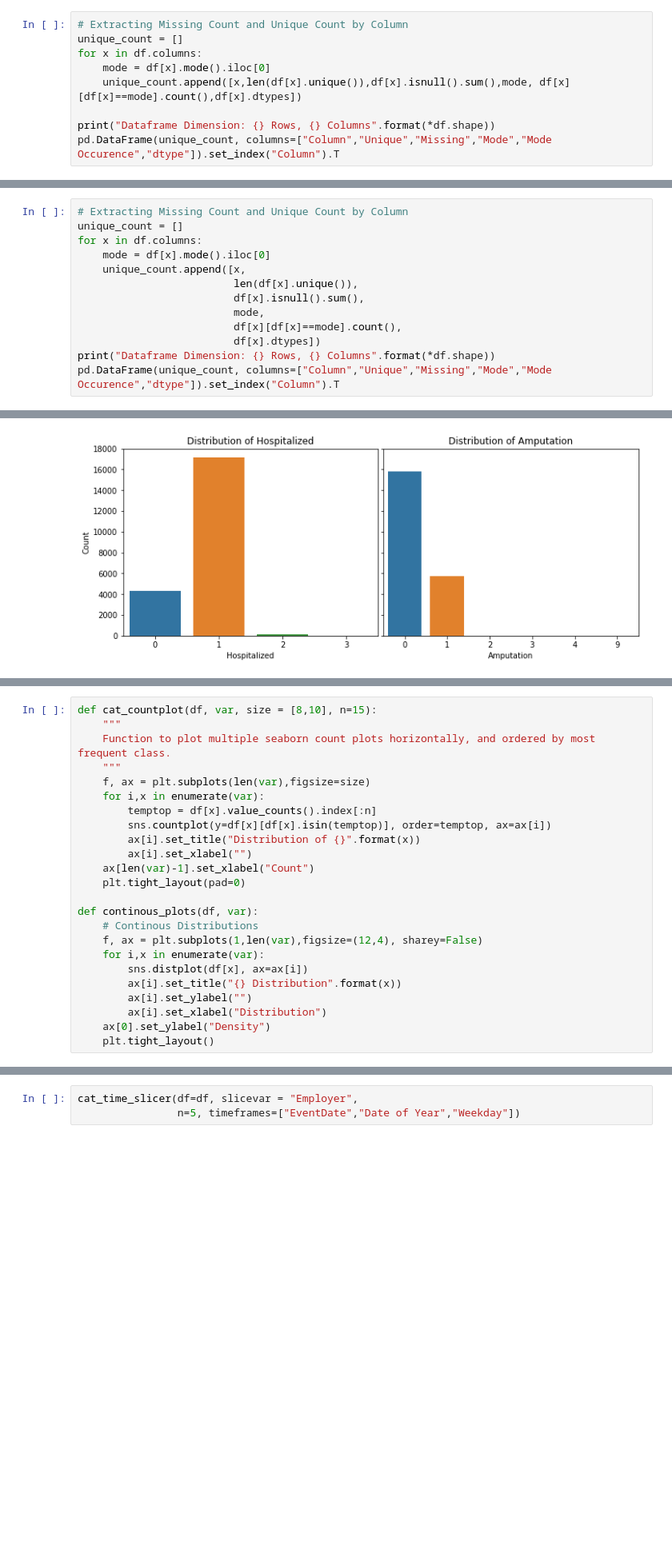
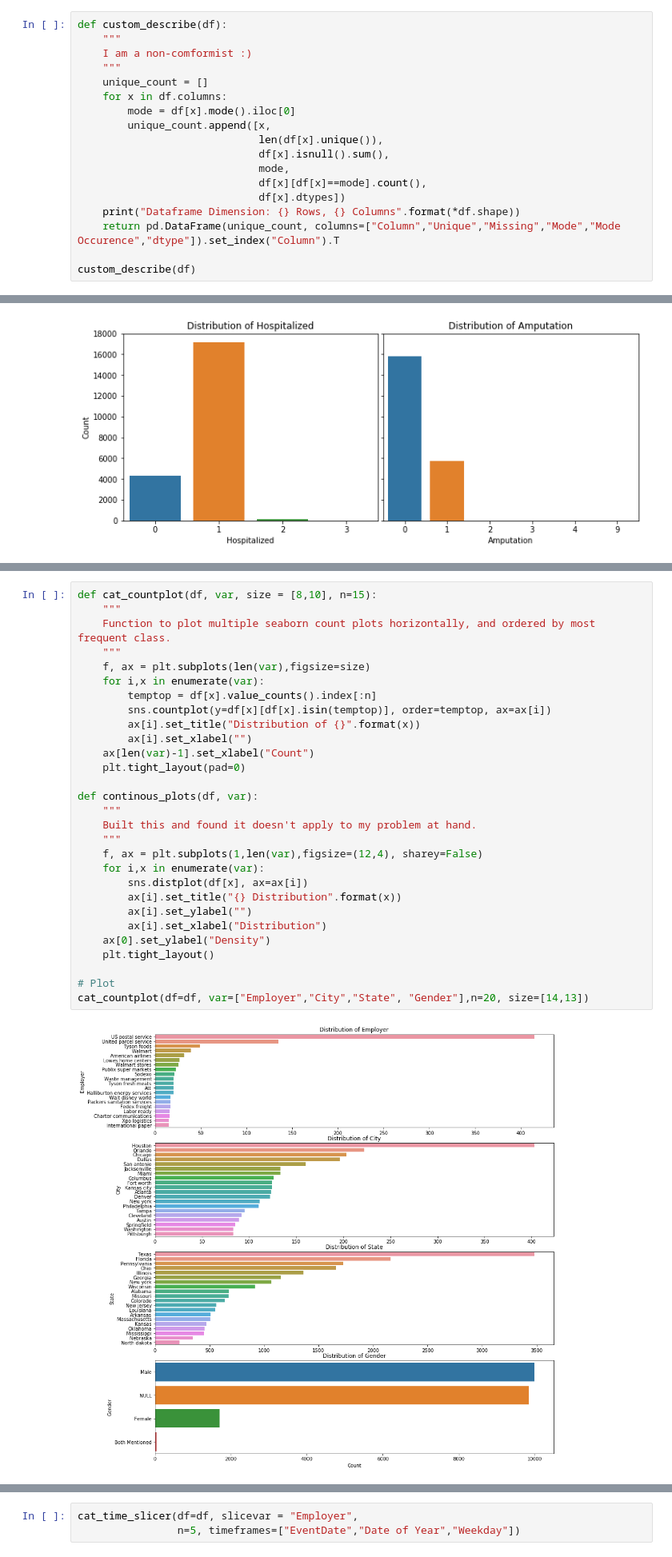
Before and after one commit to Vinodkumarcvk07/Natural-Language-Processing, a Jupyter notebook: Serious Injuries.ipynb, the cells around one changed output, grey strips where cells are left out. Shown at 80% size. Cells and saved outputs as stored; diff of their text form; blank space fills up the shorter version.

```diff
--- a/Serious Injuries.ipynb
+++ b/Serious Injuries.ipynb
@@ -55,10 +157,19 @@ df = pd.read_csv("severeinjury.csv", encoding="latin-1")
 # %%
-# Extracting Missing Count and Unique Count by Column
-unique_count = []
-for x in df.columns:
-    mode = df[x].mode().iloc[0]
-    unique_count.append([x,len(df[x].unique()),df[x].isnull().sum(),mode, df[x][df[x]==mode].count(),df[x].dtypes])
+def custom_describe(df):
+    """
+    I am a non-comformist :)
+    """
+    unique_count = []
+    for x in df.columns:
+        mode = df[x].mode().iloc[0]
+        unique_count.append([x,
+                             len(df[x].unique()),
+                             df[x].isnull().sum(),
+                             mode,
+                             df[x][df[x]==mode].count(),
+                             df[x].dtypes])
+    print("Dataframe Dimension: {} Rows, {} Columns".format(*df.shape))
+    return pd.DataFrame(unique_count, columns=["Column","Unique","Missing","Mode","Mode Occurence","dtype"]).set_index("Column").T
 
-print("Dataframe Dimension: {} Rows, {} Columns".format(*df.shape))
-pd.DataFrame(unique_count, columns=["Column","Unique","Missing","Mode","Mode Occurence","dtype"]).set_index("Column").T
+custom_describe(df)
 # %% [output]
@@ -102,13 +182,0 @@ df["Employer"] = df.Employer.str.replace(r"\binc\b|\bllc\b|\blde\b|\bco\b|\bcorp
-# %%
-# Extracting Missing Count and Unique Count by Column
-unique_count = []
-for x in df.columns:
-    mode = df[x].mode().iloc[0]
-    unique_count.append([x,
-                         len(df[x].unique()),
-                         df[x].isnull().sum(),
-                         mode,
-                         df[x][df[x]==mode].count(),
-                         df[x].dtypes])
-print("Dataframe Dimension: {} Rows, {} Columns".format(*df.shape))
-pd.DataFrame(unique_count, columns=["Column","Unique","Missing","Mode","Mode Occurence","dtype"]).set_index("Column").T
@@ -164,24 +243,31 @@ plt.tight_layout(pad=0)
 # %%
 def cat_countplot(df, var, size = [8,10], n=15):
     """
     Function to plot multiple seaborn count plots horizontally, and ordered by most frequent class.
     """
     f, ax = plt.subplots(len(var),figsize=size)
     for i,x in enumerate(var):
         temptop = df[x].value_counts().index[:n]
         sns.countplot(y=df[x][df[x].isin(temptop)], order=temptop, ax=ax[i])
         ax[i].set_title("Distribution of {}".format(x))
         ax[i].set_xlabel("")
     ax[len(var)-1].set_xlabel("Count")
     plt.tight_layout(pad=0)
 
 def continous_plots(df, var):
-    # Continous Distributions
+    """
+    Built this and found it doesn't apply to my problem at hand.
+    """
     f, ax = plt.subplots(1,len(var),figsize=(12,4), sharey=False)
     for i,x in enumerate(var):
         sns.distplot(df[x], ax=ax[i])
         ax[i].set_title("{} Distribution".format(x))
         ax[i].set_ylabel("")
         ax[i].set_xlabel("Distribution")
     ax[0].set_ylabel("Density")
     plt.tight_layout()
+
+# Plot
+cat_countplot(df=df, var=["Employer","City","State", "Gender"],n=20, size=[14,13])
+# %% [output]
+[figure, added]
```
Also changed, not shown: parts of 56 cells of this notebook, 2 other files.
